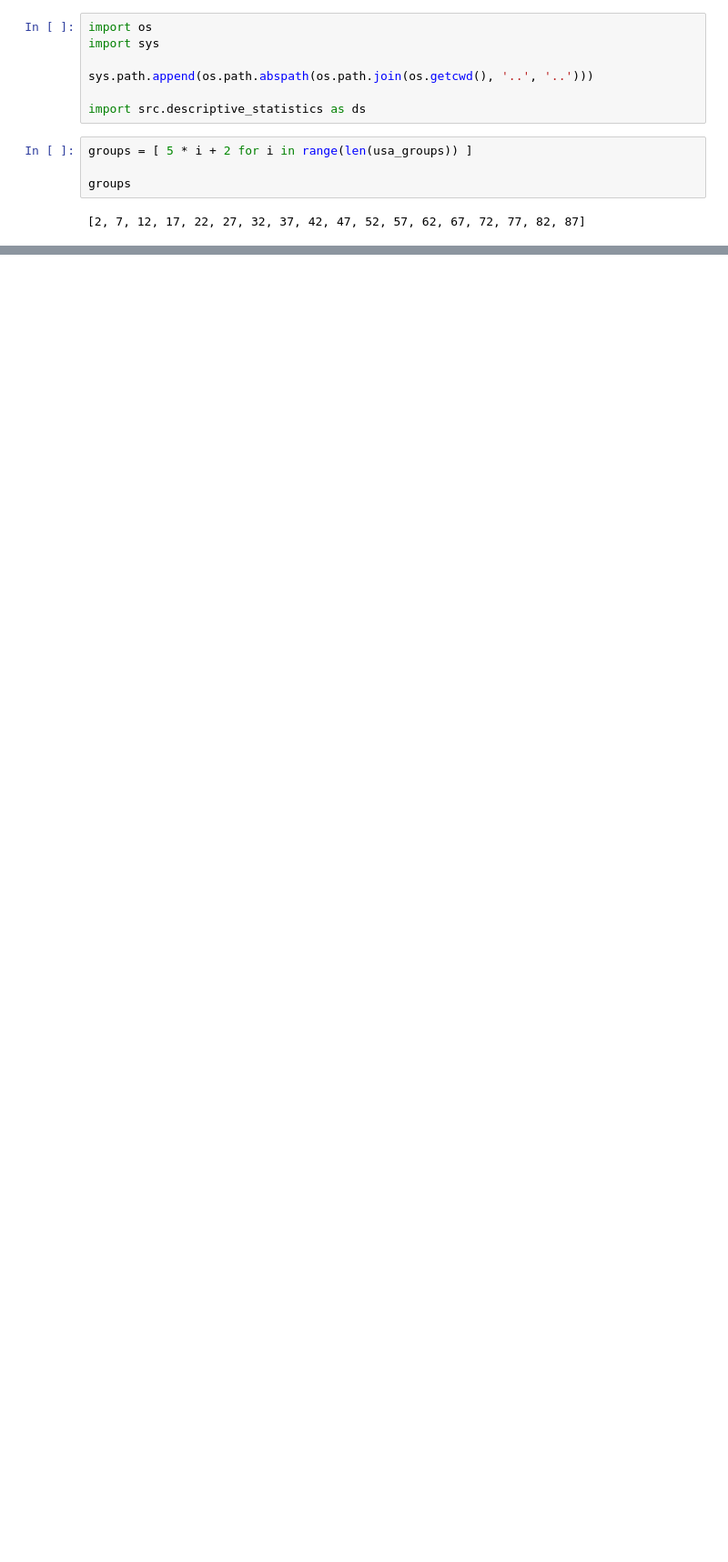
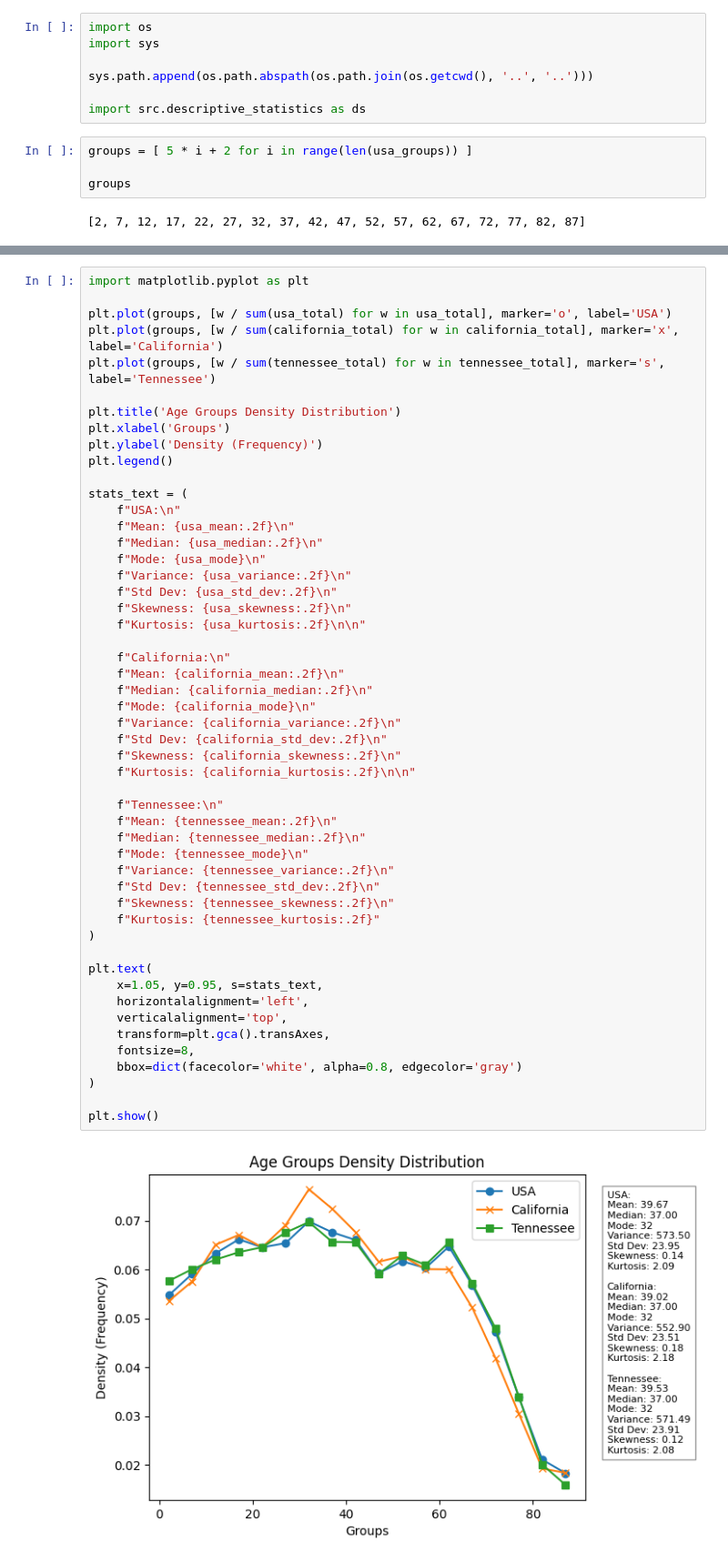
Before and after one commit to DanielFaltynowski/statistics, a Jupyter notebook: notebooks/problem_01/solution.ipynb, the cells around one changed output, grey strips where cells are left out. Shown at 91% size. Cells and saved outputs as stored; diff of their text form; blank space fills up the shorter version.

```diff
--- a/notebooks/problem_01/solution.ipynb
+++ b/notebooks/problem_01/solution.ipynb
@@ -285,0 +448,53 @@ TypeError: weighted_mean() got an unexpected keyword argument 'from_sample'
+# %%
+import matplotlib.pyplot as plt
+
+plt.plot(groups, [w / sum(usa_total) for w in usa_total], marker='o', label='USA')
+plt.plot(groups, [w / sum(california_total) for w in california_total], marker='x', label='California')
+plt.plot(groups, [w / sum(tennessee_total) for w in tennessee_total], marker='s', label='Tennessee')
+
+plt.title('Age Groups Density Distribution')
+plt.xlabel('Groups')
+plt.ylabel('Density (Frequency)')
+plt.legend()
+
+stats_text = (
+    f"USA:\n"
+    f"Mean: {usa_mean:.2f}\n"
+    f"Median: {usa_median:.2f}\n"
+    f"Mode: {usa_mode}\n"
+    f"Variance: {usa_variance:.2f}\n"
+    f"Std Dev: {usa_std_dev:.2f}\n"
+    f"Skewness: {usa_skewness:.2f}\n"
+    f"Kurtosis: {usa_kurtosis:.2f}\n\n"
+
+    f"California:\n"
+    f"Mean: {california_mean:.2f}\n"
+    f"Median: {california_median:.2f}\n"
+    f"Mode: {california_mode}\n"
+    f"Variance: {california_variance:.2f}\n"
+    f"Std Dev: {california_std_dev:.2f}\n"
+    f"Skewness: {california_skewness:.2f}\n"
+    f"Kurtosis: {california_kurtosis:.2f}\n\n"
+
+    f"Tennessee:\n"
+    f"Mean: {tennessee_mean:.2f}\n"
+    f"Median: {tennessee_median:.2f}\n"
+    f"Mode: {tennessee_mode}\n"
+    f"Variance: {tennessee_variance:.2f}\n"
+    f"Std Dev: {tennessee_std_dev:.2f}\n"
+    f"Skewness: {tennessee_skewness:.2f}\n"
+    f"Kurtosis: {tennessee_kurtosis:.2f}"
+)
+
+plt.text(
+    x=1.05, y=0.95, s=stats_text,
+    horizontalalignment='left',
+    verticalalignment='top',
+    transform=plt.gca().transAxes,
+    fontsize=8,
+    bbox=dict(facecolor='white', alpha=0.8, edgecolor='gray')
+)
+
+plt.show()
+# %% [output]
+[figure, added]
```
Also changed, not shown: parts of 14 cells of this notebook, 1 other file.
